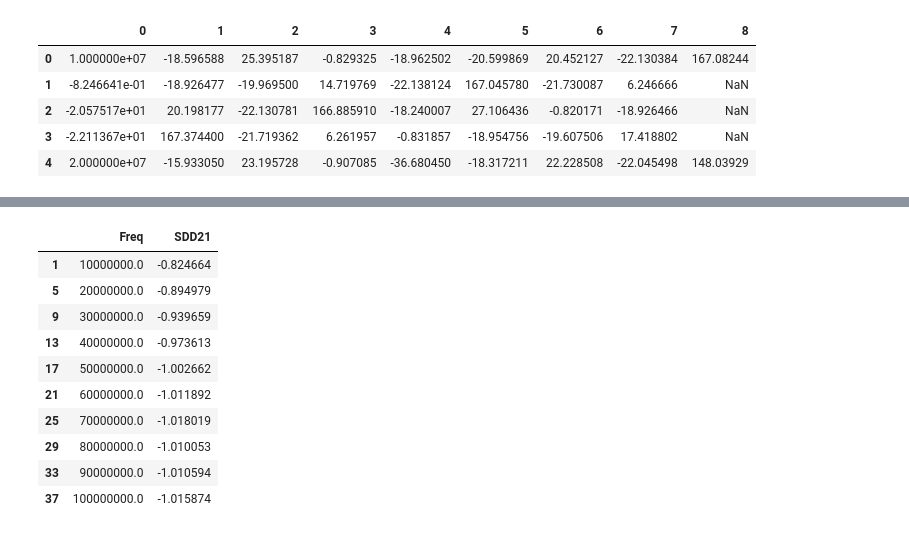
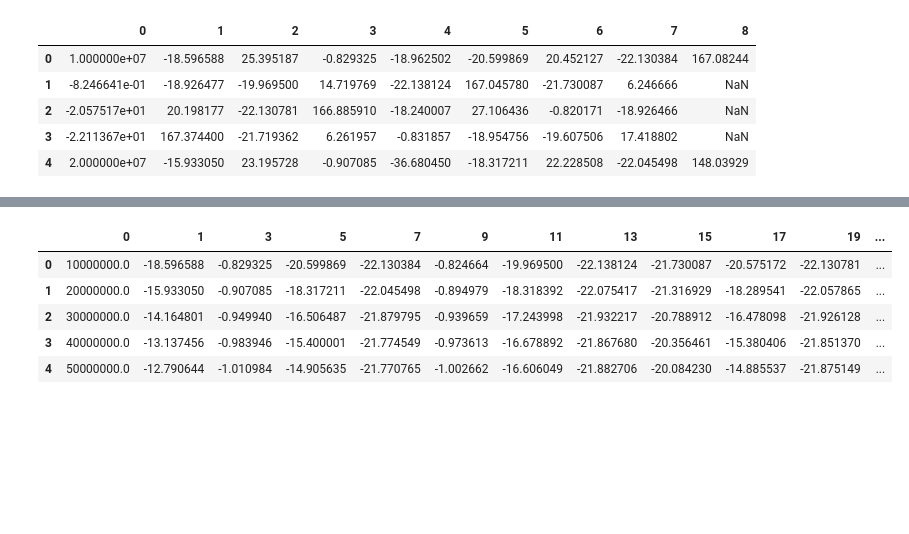
Before and after one commit to jayarerita/signal_integrity, a Jupyter notebook: touchstone_IL_graph.ipynb, the cells around one changed output, grey strips where cells are left out. Drawn from its saved outputs; the diff is of its cells as text; code cells hidden in the pictures; blank space fills up the shorter version.

```diff
--- a/touchstone_IL_graph.ipynb
+++ b/touchstone_IL_graph.ipynb
@@ -91,6 +99,0 @@ for row in range(df_raw.shape[0]):
-# %%
-# Assign new column headers to help with dropping columns later
-df_clean.columns = ['Freq', '1', 'i1', '2', 'i2', '3', 'i3', '4', 'i4']
-
-# Display the df as a check
-df_clean.head(10)
@@ -109,6 +99,0 @@ df_clean.head(10)
-# %%
-# Drop the imaginary columns, i1,i2, i3, i4
-df_clean.drop(['i1', 'i2', 'i3', 'i4'], axis = 1, inplace = True)
-
-# Preview the clean data
-df_clean.head(5)
@@ -122,26 +100,27 @@ df_clean.head(5)
-# %%
-# Now we can create a df with just the insertion loss data by dropping columns 2,3,4
-# and every 1st, 3rd, and 4th row.
-
-df_IL = df_clean.copy()
-
-df_IL.drop(['2', '3', '4'], axis = 1, inplace = True)
-
-for row in range(df_IL.shape[0]):
-    if (not(row + 3) % 4 == 0):
-        df_IL.drop(row, axis = 0, inplace = True)
-
-df_IL.columns = ['Freq','SDD21']
-df_IL.head(10)
-# %% [output]
-|  | Freq | SDD21 |
-| 1 | 10000000.0 | -0.824664 |
-| 5 | 20000000.0 | -0.894979 |
-| 9 | 30000000.0 | -0.939659 |
-| 13 | 40000000.0 | -0.973613 |
-| 17 | 50000000.0 | -1.002662 |
-| 21 | 60000000.0 | -1.011892 |
-| 25 | 70000000.0 | -1.018019 |
-| 29 | 80000000.0 | -1.010053 |
-| 33 | 90000000.0 | -1.010594 |
-| 37 | 100000000.0 | -1.015874 |
+# %%
+# Split the data into two data frames, one for magnitude and the other for angle
+
+# Pull the column of frequencies out of the clean df
+frequencies = df_clean[0]
+
+# Pull in the freq col for each
+df_Mag_single = frequencies
+df_Ang_single = frequencies
+
+# Every other col starting with 1, must be cast as a list to pass as a filter
+mag_indices = list(range(1, df_clean.shape[1], 2))
+# Every other col starting with 2
+ang_indices = list(range(2, df_clean.shape[1], 2))
+
+# Concatanate the columns from the existing clean df into the new separated mag and ang
+df_Mag_single = pd.concat([df_Mag_single, df_clean[mag_indices]], axis = 1)
+df_Ang_single = pd.concat([df_Ang_single, df_clean[ang_indices]], axis = 1)
+
+df_Mag_single.head()
+# %% [output]
+|  | 0 | 1 | 3 | 5 | 7 | 9 | 11 | 13 | 15 | 17 | 19 | ... |
+| 0 | 10000000.0 | -18.596588 | -0.829325 | -20.599869 | -22.130384 | -0.824664 | -19.969500 | -22.138124 | -21.730087 | -20.575172 | -22.130781 | ... |
+| 1 | 20000000.0 | -15.933050 | -0.907085 | -18.317211 | -22.045498 | -0.894979 | -18.318392 | -22.075417 | -21.316929 | -18.289541 | -22.057865 | ... |
+| 2 | 30000000.0 | -14.164801 | -0.949940 | -16.506487 | -21.879795 | -0.939659 | -17.243998 | -21.932217 | -20.788912 | -16.478098 | -21.926128 | ... |
+| 3 | 40000000.0 | -13.137456 | -0.983946 | -15.400001 | -21.774549 | -0.973613 | -16.678892 | -21.867680 | -20.356461 | -15.380406 | -21.851370 | ... |
+| 4 | 50000000.0 | -12.790644 | -1.010984 | -14.905635 | -21.770765 | -1.002662 | -16.606049 | -21.882706 | -20.084230 | -14.885537 | -21.875149 | ... |
```
Also changed, not shown: parts of 14 cells of this notebook.
